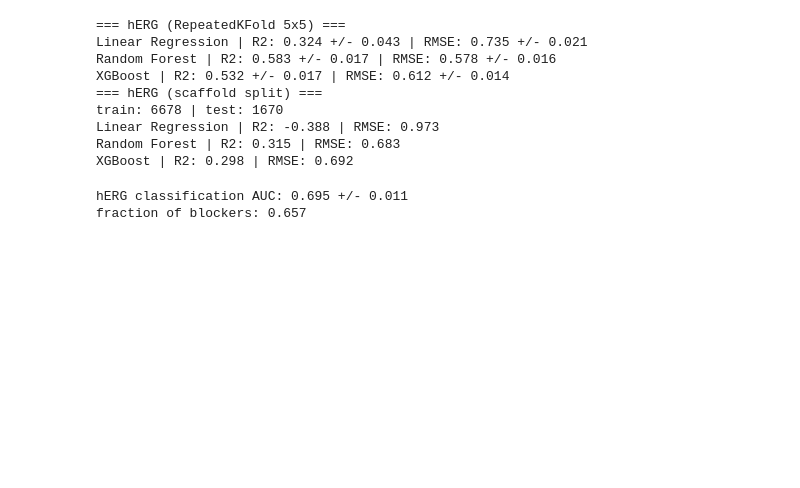
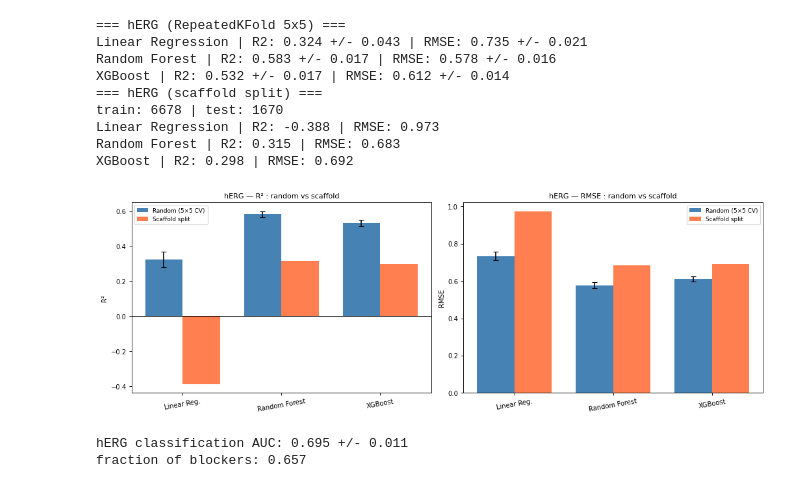
Before and after one commit to nicolascouret/cheminformatics, a Jupyter notebook: notebooks/05_biological_activity_prediction.ipynb, the cells around one changed output. Drawn from its saved outputs; the diff is of its cells as text; code cells hidden in the pictures; blank space fills up the shorter version.

```diff
--- a/notebooks/05_biological_activity_prediction.ipynb
+++ b/notebooks/05_biological_activity_prediction.ipynb
@@ -319,6 +354,32 @@ train: 6678 | test: 1670
 Linear Regression | R2: -0.388 | RMSE: 0.973
 Random Forest | R2: 0.315 | RMSE: 0.683
 XGBoost | R2: 0.298 | RMSE: 0.692
+# %%
+import numpy as np, matplotlib.pyplot as plt
+
+model_names = ["Linear Reg.", "Random Forest", "XGBoost"]
+kf_r2,   kf_r2_e   = [0.324, 0.583, 0.532], [0.043, 0.017, 0.017]
+sc_r2               = [-0.388, 0.315, 0.298]
+kf_rmse, kf_rmse_e = [0.735, 0.578, 0.612], [0.021, 0.016, 0.014]
+sc_rmse             = [0.973, 0.683, 0.692]
+
+x, w = np.arange(len(model_names)), 0.38
+fig, ax = plt.subplots(1, 2, figsize=(13, 4.5))
+
+ax[0].bar(x - w/2, kf_r2, w, yerr=kf_r2_e, capsize=4, label="Random (5×5 CV)", color="steelblue")
+ax[0].bar(x + w/2, sc_r2, w, label="Scaffold split", color="coral")
+ax[0].axhline(0, color="black", lw=0.8)
+ax[0].set_xticks(x); ax[0].set_xticklabels(model_names, rotation=10)
+ax[0].set_ylabel("R²"); ax[0].set_title("hERG — R² : random vs scaffold"); ax[0].legend()
+
+ax[1].bar(x - w/2, kf_rmse, w, yerr=kf_rmse_e, capsize=4, label="Random (5×5 CV)", color="steelblue")
+ax[1].bar(x + w/2, sc_rmse, w, label="Scaffold split", color="coral")
+ax[1].set_xticks(x); ax[1].set_xticklabels(model_names, rotation=10)
+ax[1].set_ylabel("RMSE"); ax[1].set_title("hERG — RMSE : random vs scaffold"); ax[1].legend()
+
+plt.tight_layout(); plt.show()
+# %% [output]
+[figure, added]
 # %%
 from sklearn.ensemble import RandomForestClassifier
 from sklearn.model_selection import cross_val_score
```
Also changed, not shown: parts of 4 cells of this notebook.
